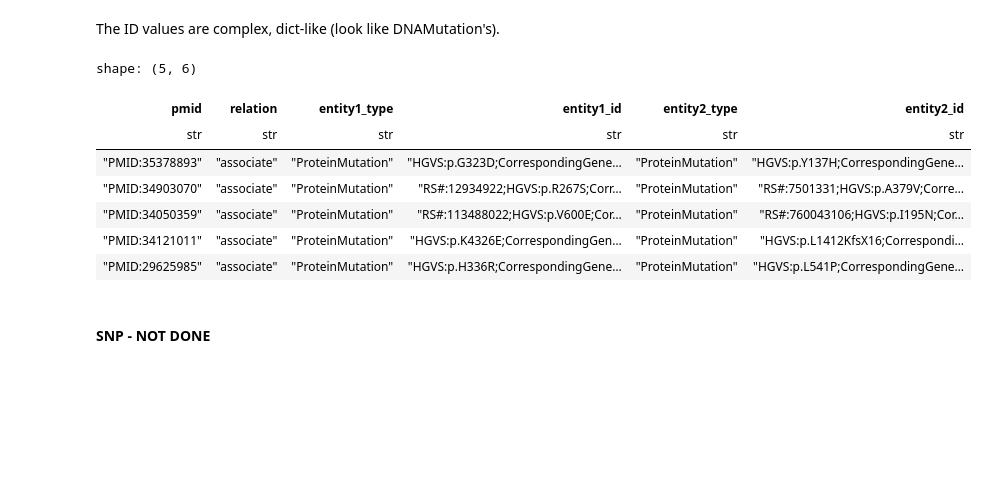
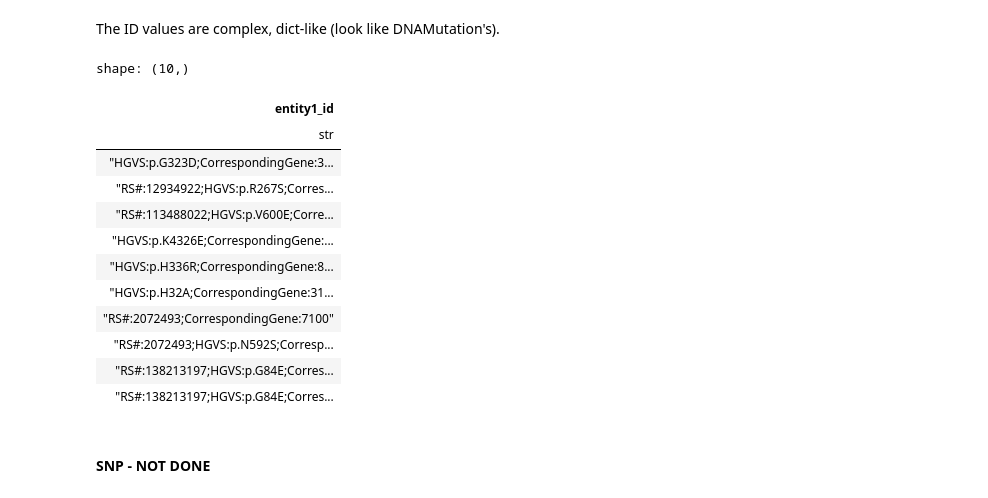
Before and after one commit to NCATSTranslator/translator-ingests, a Jupyter notebook: src/translator_ingest/ingests/pubtator/pubtator_eda.ipynb, the cells around one changed output. Cells and saved outputs as stored; diff of their text form; code cells hidden in the pictures; blank space fills up the shorter version.

```diff
--- a/src/translator_ingest/ingests/pubtator/pubtator_eda.ipynb
+++ b/src/translator_ingest/ingests/pubtator/pubtator_eda.ipynb
@@ -542,16 +548,22 @@ The ID values are complex, dict-like (look like DNAMutation's).
 # %%
 ## quick look
 
-relation_df.filter((pl.col("entity1_type") == "ProteinMutation")).head()
+with pl.Config(fmt_str_lengths=100):
+    relation_df.filter((pl.col("entity1_type") == "ProteinMutation"))["entity1_id"].head()
 # %% [output]
-shape: (5, 6)
+shape: (10,)
-| pmid | relation | entity1_type | entity1_id | entity2_type | entity2_id |
-| str | str | str | str | str | str |
-| "PMID:35378893" | "associate" | "ProteinMutation" | "HGVS:p.G323D;CorrespondingGene… | "ProteinMutation" | "HGVS:p.Y137H;CorrespondingGene… |
-| "PMID:34903070" | "associate" | "ProteinMutation" | "RS#:12934922;HGVS:p.R267S;Corr… | "ProteinMutation" | "RS#:7501331;HGVS:p.A379V;Corre… |
-| "PMID:34050359" | "associate" | "ProteinMutation" | "RS#:113488022;HGVS:p.V600E;Cor… | "ProteinMutation" | "RS#:760043106;HGVS:p.I195N;Cor… |
-| "PMID:34121011" | "associate" | "ProteinMutation" | "HGVS:p.K4326E;CorrespondingGen… | "ProteinMutation" | "HGVS:p.L1412KfsX16;Correspondi… |
-| "PMID:29625985" | "associate" | "ProteinMutation" | "HGVS:p.H336R;CorrespondingGene… | "ProteinMutation" | "HGVS:p.L541P;CorrespondingGene… |
+| entity1_id |
+| str |
+| "HGVS:p.G323D;CorrespondingGene:3... |
+| "RS#:12934922;HGVS:p.R267S;Corres... |
+| "RS#:113488022;HGVS:p.V600E;Corre... |
+| "HGVS:p.K4326E;CorrespondingGene:... |
+| "HGVS:p.H336R;CorrespondingGene:8... |
+| "HGVS:p.H32A;CorrespondingGene:31... |
+| "RS#:2072493;CorrespondingGene:7100" |
+| "RS#:2072493;HGVS:p.N592S;Corresp... |
+| "RS#:138213197;HGVS:p.G84E;Corres... |
+| "RS#:138213197;HGVS:p.G84E;Corres... |
 # %% [markdown]
 #### SNP - NOT DONE
 # %% [markdown]
```
Also changed, not shown: parts of 3 cells of this notebook.
